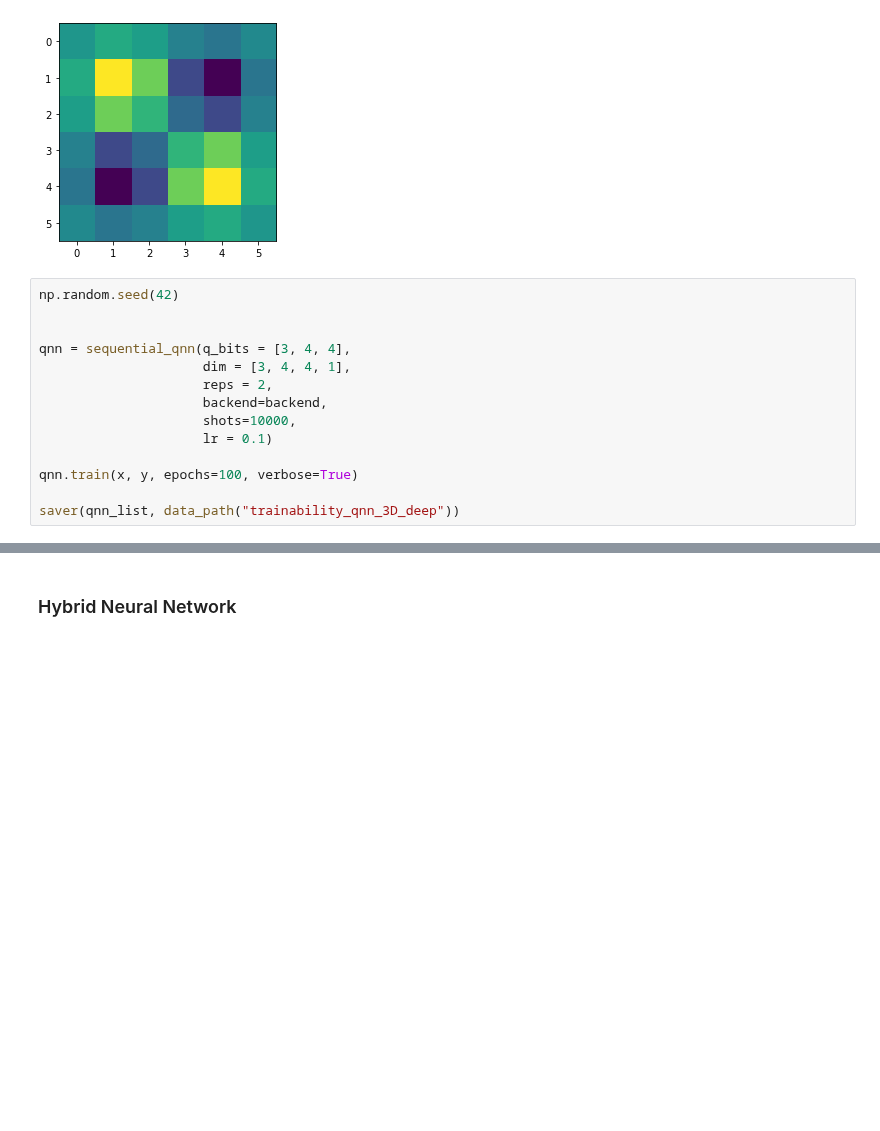
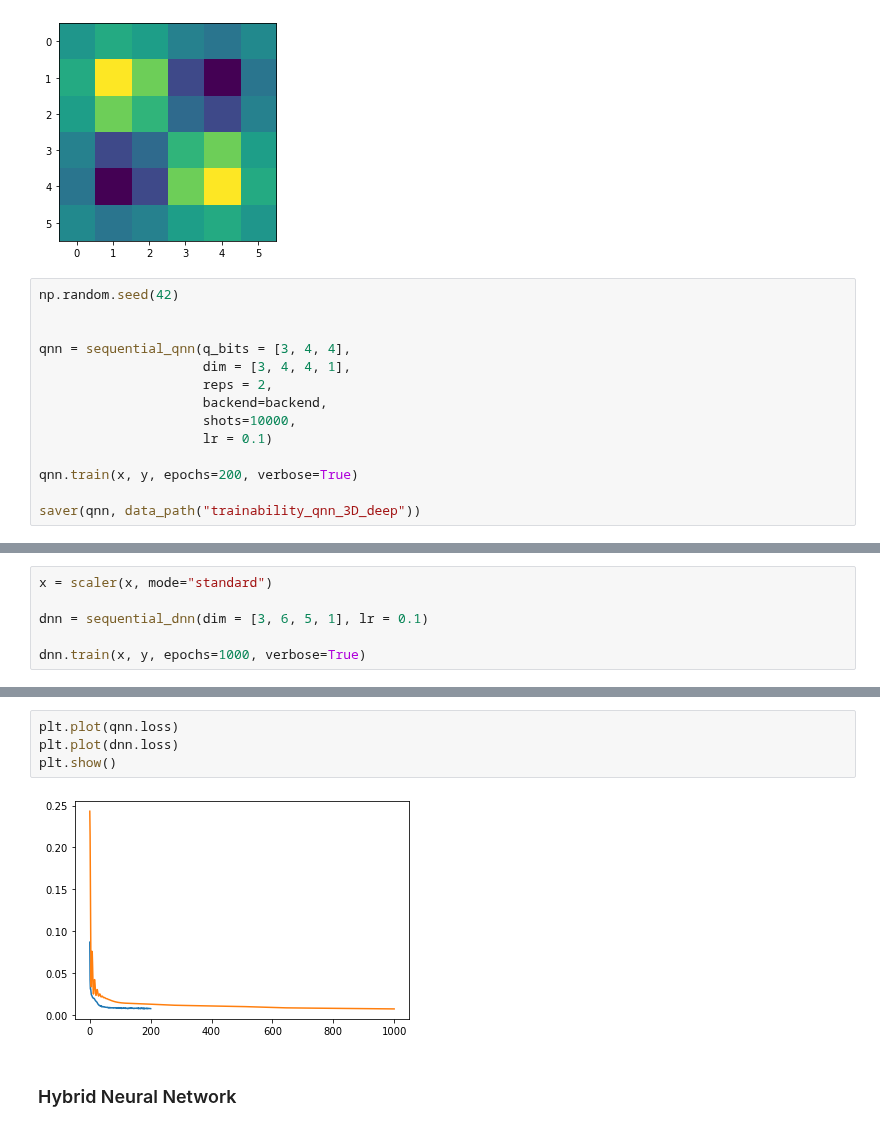
Before and after one commit to KristianWold/Master-Thesis, a Jupyter notebook: notebooks/experiments/Trainability.ipynb, the cells around one changed output, grey strips where cells are left out. Drawn from its saved outputs; the diff is of its cells as text; blank space fills up the shorter version.

```diff
--- a/notebooks/experiments/Trainability.ipynb
+++ b/notebooks/experiments/Trainability.ipynb
@@ -395,7 +395,7 @@ qnn = sequential_qnn(q_bits = [3, 4, 4],
                      shots=10000,
                      lr = 0.1)
 
-qnn.train(x, y, epochs=100, verbose=True)
+qnn.train(x, y, epochs=200, verbose=True)
 
-saver(qnn_list, data_path("trainability_qnn_3D_deep"))
+saver(qnn, data_path("trainability_qnn_3D_deep"))
 # %% [output]
@@ -407,0 +420,6 @@ epoch: 5, loss: 0.024537943920775802
+# %%
+x = scaler(x, mode="standard")
+
+dnn = sequential_dnn(dim = [3, 6, 5, 1], lr = 0.1)
+
+dnn.train(x, y, epochs=1000, verbose=True)
@@ -408,3 +444,9 @@ epoch: 5, loss: 0.024537943920775802
+# %%
+plt.plot(qnn.loss)
+plt.plot(dnn.loss)
+plt.show()
+# %% [output]
+[figure, added]
 # %% [markdown]
 ### Hybrid Neural Network
 # %%
```
Also changed, not shown: parts of 4 cells of this notebook, 18 other files.
